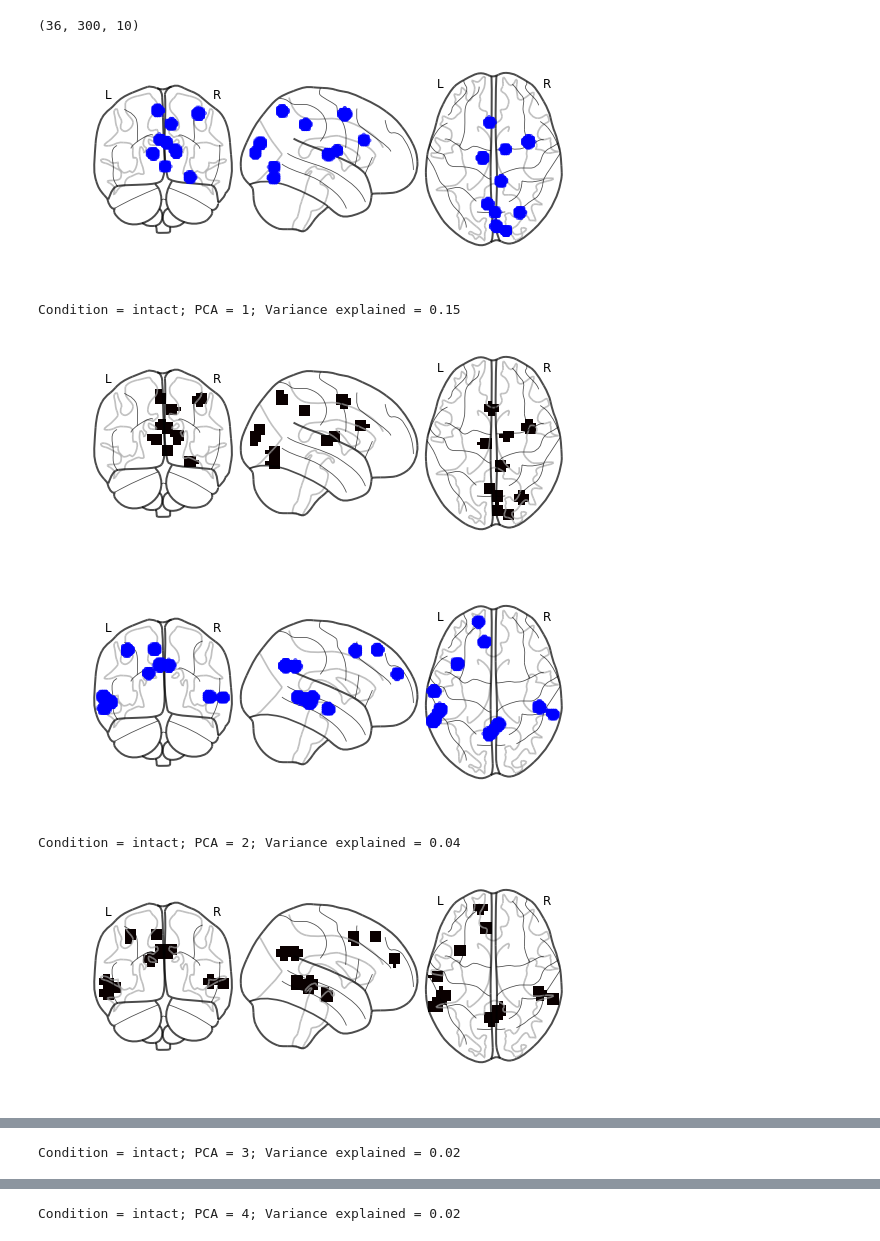
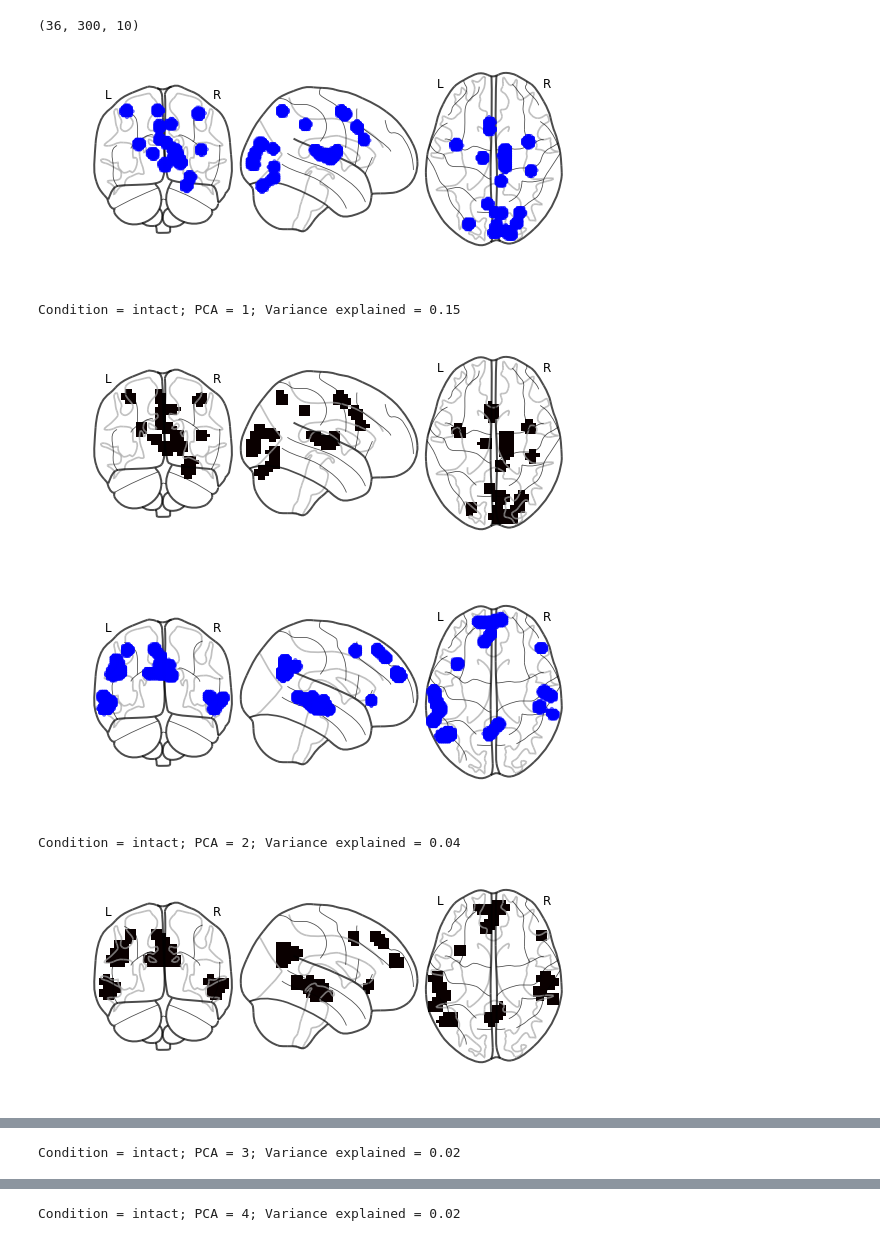
Before and after one commit to ContextLab/pca_paper, a Jupyter notebook: code/notebooks/pca_pieman_components.ipynb, the cells around one changed output, grey strips where cells are left out. Cells and saved outputs as stored; diff of their text form; code cells hidden in the pictures.

Commit message:
updates to change across thirds figure and code

```diff
--- a/code/notebooks/pca_pieman_components.ipynb
+++ b/code/notebooks/pca_pieman_components.ipynb
@@ -284,37 +284,37 @@ for c in conditions:
     pca = IncrementalPCA(n_components=10)
     x_r = np.vsplit(pca.fit_transform(np.vstack(x)), split)
     for i in np.arange(5):
 
         plt.show()
-        net_inds = largest_indices(pca.components_[i], 10)
+        net_inds = largest_indices(pca.components_[i], 20)
         temp_locs = centers[net_inds]
         temp_widths = widths[net_inds]
         w = rbf(temp_locs, temp_widths, template.get_locs().values)
         b_o = se.Brain(data=np.array(np.sum(w, axis=0), ndmin=2), locs=template.get_locs(), minimum_voxel_size=2)
 
         b_data = b_o.get_data().values.ravel()
         xyz = b_o.get_locs().values
         mask = b_data > .5
         xyz = xyz[mask]
         b_data = b_data[mask]
         b_data = np.ones(b_data.shape)+i
 
         b = se.Brain(data=np.atleast_2d(b_data), locs=xyz)
         b.filter = None
         b.plot_locs()
         outfile = os.path.join(pca_nii_bo_dir, c + '_' + str(i+1) + '_pca')
         b.save(outfile)
 
         nii = se.helpers._brain_to_nifti(b, sub_nii)
         nii.get_data()[nii.get_data() > 0] = 1
         #nii = se.Nifti(b_o, affine = template.get_affine())
         print('Condition = ' + c + '; PCA = ' + str(i+ 1) + '; Variance explained = ' + str(np.round(pca.explained_variance_ratio_[i],2)))
         nii.plot_glass_brain()
         nii.save(outfile)
 # %% [output]
-[figure, old version]
+[figure, new version]
 Condition = intact; PCA = 1; Variance explained = 0.15
-[figure, old version]
+[figure, new version]
-[figure, old version]
+[figure, new version]
 Condition = intact; PCA = 2; Variance explained = 0.04
-[figure, old version]
+[figure, new version]
```
Also changed, not shown: parts of 1 cell of this notebook, 18 other files.
